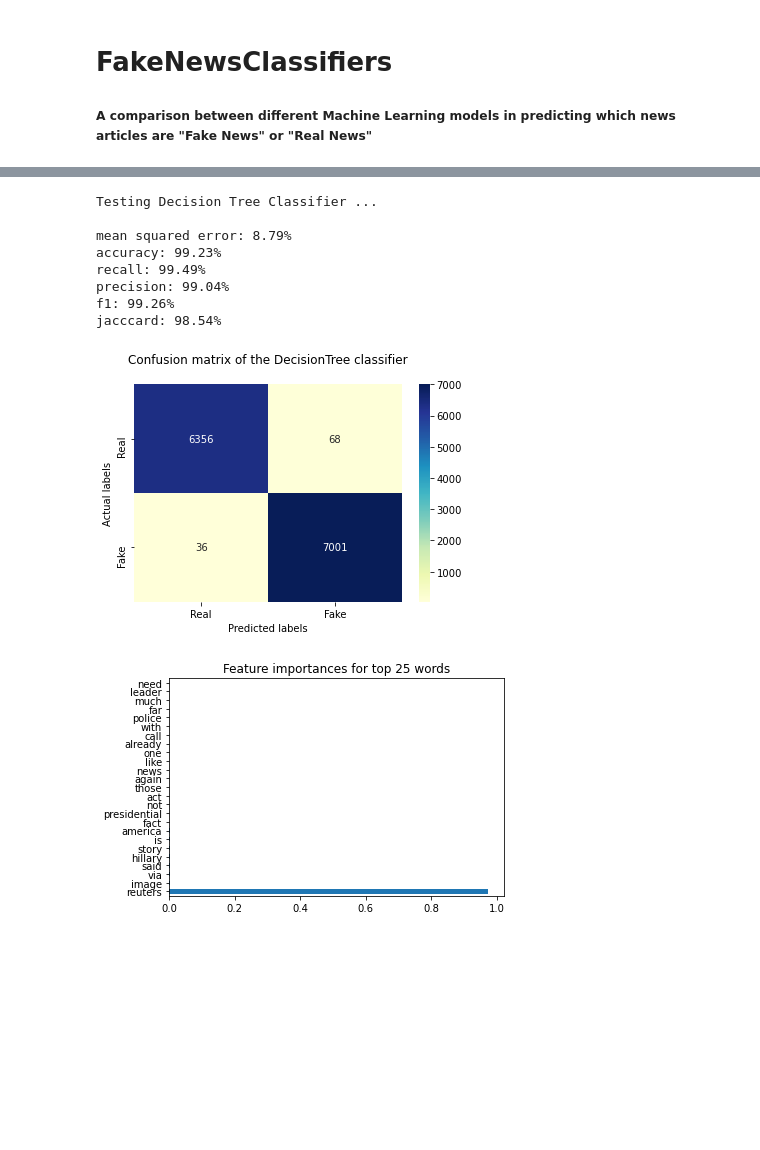
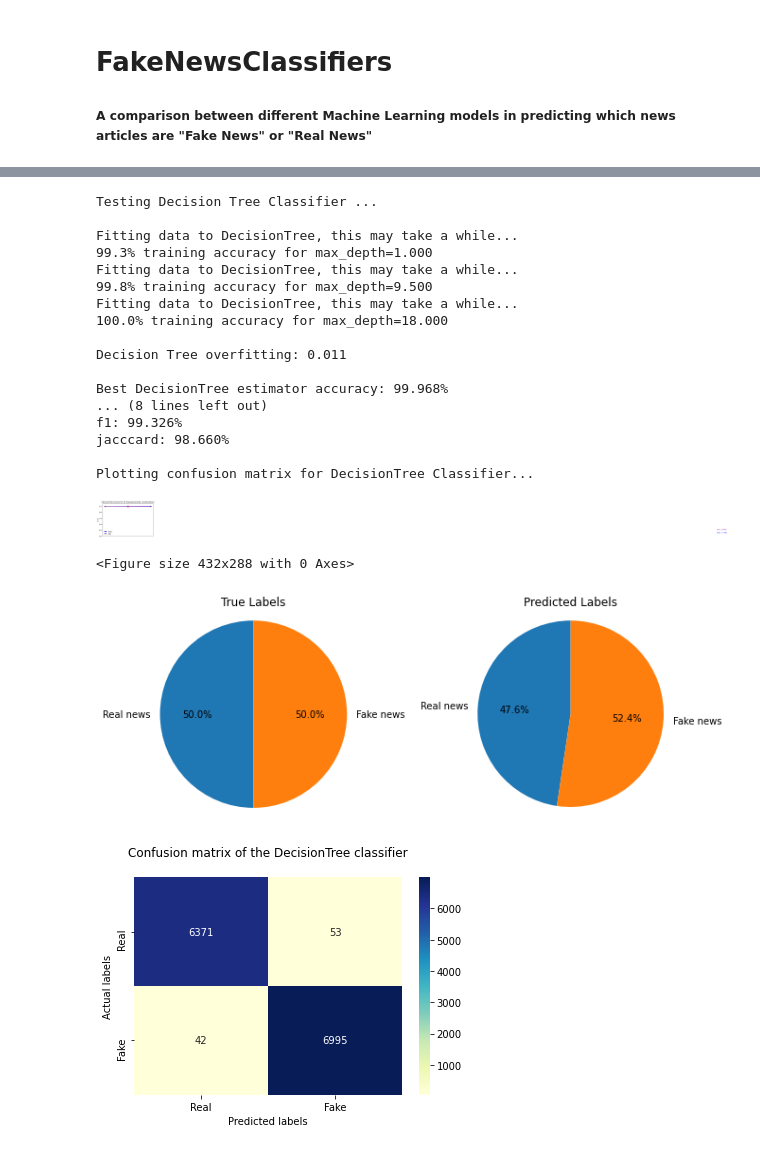
Before and after one commit to gisellemartel/FakeNewsClassifier, a Jupyter notebook: fake_news_classifiers.ipynb, the cells around one changed output, grey strips where cells are left out. Saved outputs shown, nothing was run; the diff lists cells and outputs as text; code cells hidden in the pictures; blank space fills up the shorter version.

```diff
--- a/fake_news_classifiers.ipynb
+++ b/fake_news_classifiers.ipynb
@@ -96,44 +128,53 @@ NameError: name 'np' is not defined
 # %%
 print("\nTesting Decision Tree Classifier ...\n")
 
 # set the hyperparams
-D = np.linspace(1,1000,20)
+D = np.linspace(1,18,3)
 
 # perform hyperparam search
 estimators, accuracy, best_estimator, hyperparams = DT.decision_tree_hyperparam_search(X_train, y_train, D)
 
 # calculate the training and testing scores and plot the result
 trn_scores, test_scores = tools.calculate_estimator_scores([X_train, X_test, y_train, y_test], estimators)
 
 # calculate model overfitting
 overfitting = tools.determine_overfitting(trn_scores,test_scores)
 print("\nDecision Tree overfitting: {:.3f}\n".format(overfitting))
 
 # plot the scores of each estimator
 tools.plot_estimator_scores("DecisionTree",trn_scores,test_scores)
 
 # display details of best estimator
 tools.display_best_estimator(accuracy, "DecisionTree", hyperparams)
 
 # use best estimator to make predictions
 y_pred = DT.decision_tree_predict(best_estimator, X_test)
 
 tools.plot_predicted_labels(y_test, y_pred, "DecisionTree")
 tools.display_prediction_scores(y_test,y_pred)
 tools.plot_confusion_matrix(y_test,y_pred,"DecisionTree")
-
-tools.display_result(best_estimator, X_train)
 # %% [output]
 Testing Decision Tree Classifier ...
 
-mean squared error: 8.79%
-accuracy: 99.23%
-recall: 99.49%
-precision: 99.04%
-f1: 99.26%
-jacccard: 98.54%
+Fitting data to DecisionTree, this may take a while...
+99.3% training accuracy for max_depth=1.000
+Fitting data to DecisionTree, this may take a while...
+99.8% training accuracy for max_depth=9.500
+Fitting data to DecisionTree, this may take a while...
+100.0% training accuracy for max_depth=18.000
+
+Decision Tree overfitting: 0.011
+
+Best DecisionTree estimator accuracy: 99.968%
+... (8 lines left out)
+f1: 99.326%
+jacccard: 98.660%
+
+Plotting confusion matrix for DecisionTree Classifier...
-[figure, old version]
+[figure, new version]
+<Figure size 432x288 with 0 Axes>
-[figure, old version]
+[figure, new version]
+[figure, added]
 # %%
 # Random Forest Classifer
 print("\nTesting Random Forest Classifier ...\n")
```
Also changed, not shown: parts of 5 cells of this notebook, 5 other files.
